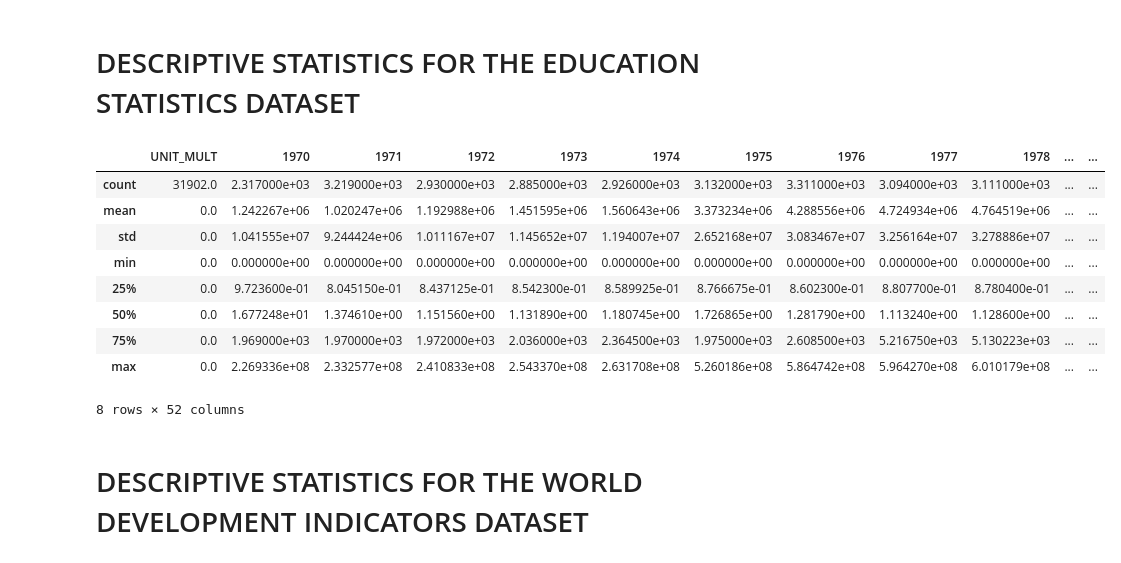
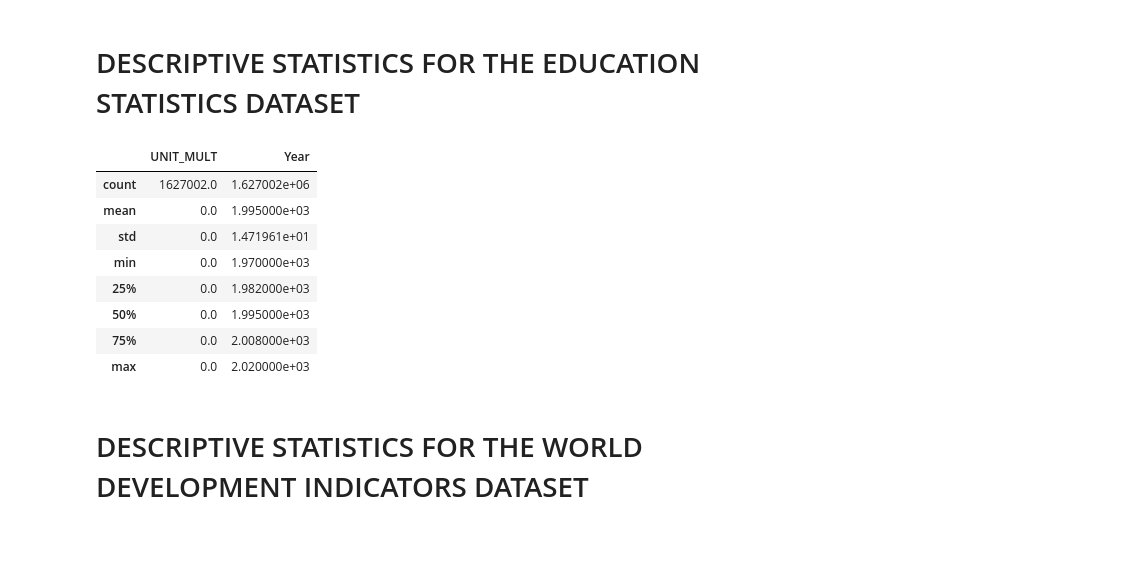
Before and after one commit to Sandile-Mzinyane/Python-World-Bank-Data-Analysis, a Jupyter notebook: Solution_Drivers.ipynb, the cells around one changed output. Saved outputs shown, nothing was run; the diff lists cells and outputs as text; code cells hidden in the pictures.

```diff
--- a/Solution_Drivers.ipynb
+++ b/Solution_Drivers.ipynb
@@ -103,18 +85,17 @@ memory usage: 233.9 MB
 # %% [markdown]
 # DESCRIPTIVE STATISTICS FOR THE EDUCATION STATISTICS DATASET
 # %%
-edu_data.describe()
+edu_data_melted.describe()
 # %% [output]
-|  | UNIT_MULT | 1970 | 1971 | 1972 | 1973 | 1974 | 1975 | 1976 | 1977 | 1978 | ... | ... |
-| count | 31902.0 | 2.317000e+03 | 3.219000e+03 | 2.930000e+03 | 2.885000e+03 | 2.926000e+03 | 3.132000e+03 | 3.311000e+03 | 3.094000e+03 | 3.111000e+03 | ... | ... |
-| mean | 0.0 | 1.242267e+06 | 1.020247e+06 | 1.192988e+06 | 1.451595e+06 | 1.560643e+06 | 3.373234e+06 | 4.288556e+06 | 4.724934e+06 | 4.764519e+06 | ... | ... |
-| std | 0.0 | 1.041555e+07 | 9.244424e+06 | 1.011167e+07 | 1.145652e+07 | 1.194007e+07 | 2.652168e+07 | 3.083467e+07 | 3.256164e+07 | 3.278886e+07 | ... | ... |
-| min | 0.0 | 0.000000e+00 | 0.000000e+00 | 0.000000e+00 | 0.000000e+00 | 0.000000e+00 | 0.000000e+00 | 0.000000e+00 | 0.000000e+00 | 0.000000e+00 | ... | ... |
-| 25% | 0.0 | 9.723600e-01 | 8.045150e-01 | 8.437125e-01 | 8.542300e-01 | 8.589925e-01 | 8.766675e-01 | 8.602300e-01 | 8.807700e-01 | 8.780400e-01 | ... | ... |
-| 50% | 0.0 | 1.677248e+01 | 1.374610e+00 | 1.151560e+00 | 1.131890e+00 | 1.180745e+00 | 1.726865e+00 | 1.281790e+00 | 1.113240e+00 | 1.128600e+00 | ... | ... |
-| 75% | 0.0 | 1.969000e+03 | 1.970000e+03 | 1.972000e+03 | 2.036000e+03 | 2.364500e+03 | 1.975000e+03 | 2.608500e+03 | 5.216750e+03 | 5.130223e+03 | ... | ... |
-| max | 0.0 | 2.269336e+08 | 2.332577e+08 | 2.410833e+08 | 2.543370e+08 | 2.631708e+08 | 5.260186e+08 | 5.864742e+08 | 5.964270e+08 | 6.010179e+08 | ... | ... |
+|  | UNIT_MULT | Year |
+| count | 1627002.0 | 1.627002e+06 |
+| mean | 0.0 | 1.995000e+03 |
+| std | 0.0 | 1.471961e+01 |
+| min | 0.0 | 1.970000e+03 |
+| 25% | 0.0 | 1.982000e+03 |
+| 50% | 0.0 | 1.995000e+03 |
+| 75% | 0.0 | 2.008000e+03 |
+| max | 0.0 | 2.020000e+03 |
-8 rows × 52 columns
 # %% [markdown]
 # DESCRIPTIVE STATISTICS FOR THE WORLD DEVELOPMENT INDICATORS DATASET
 # %%
```
Also changed, not shown: parts of 219 cells of this notebook.
